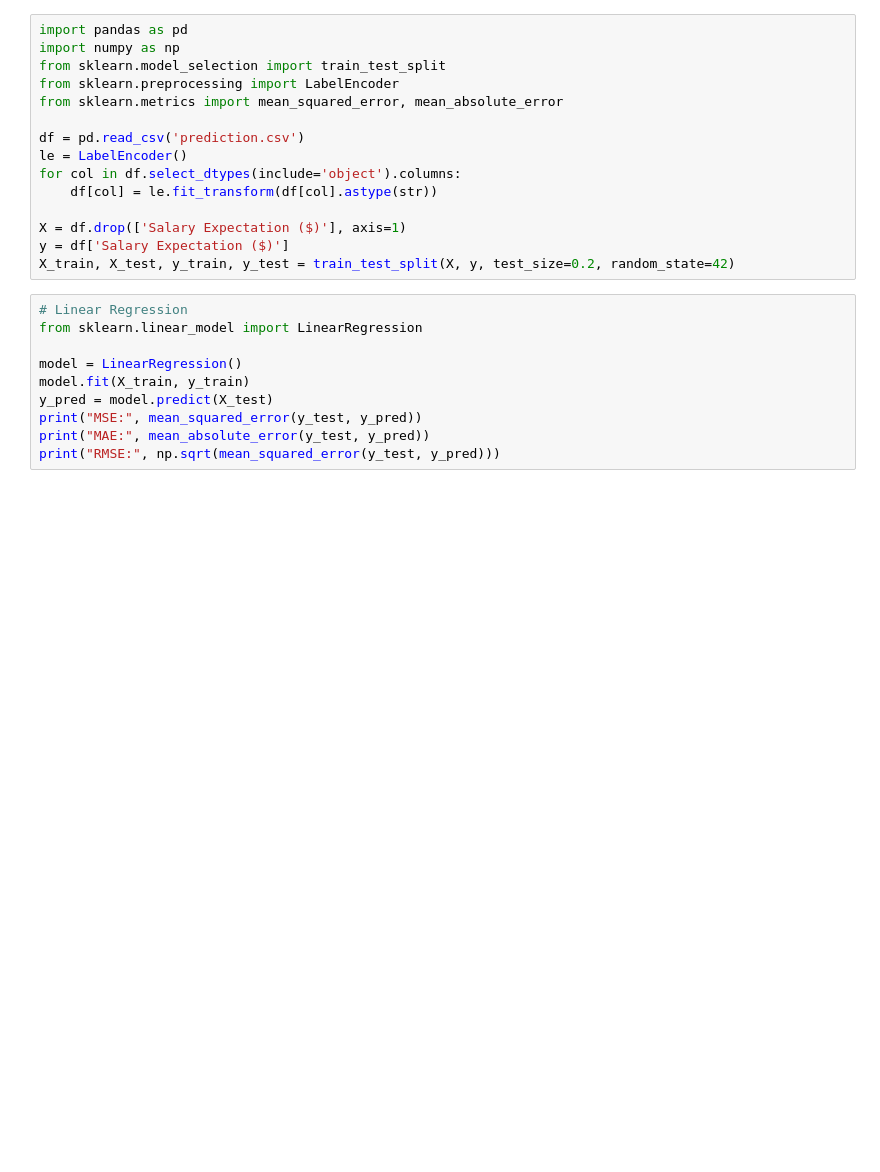
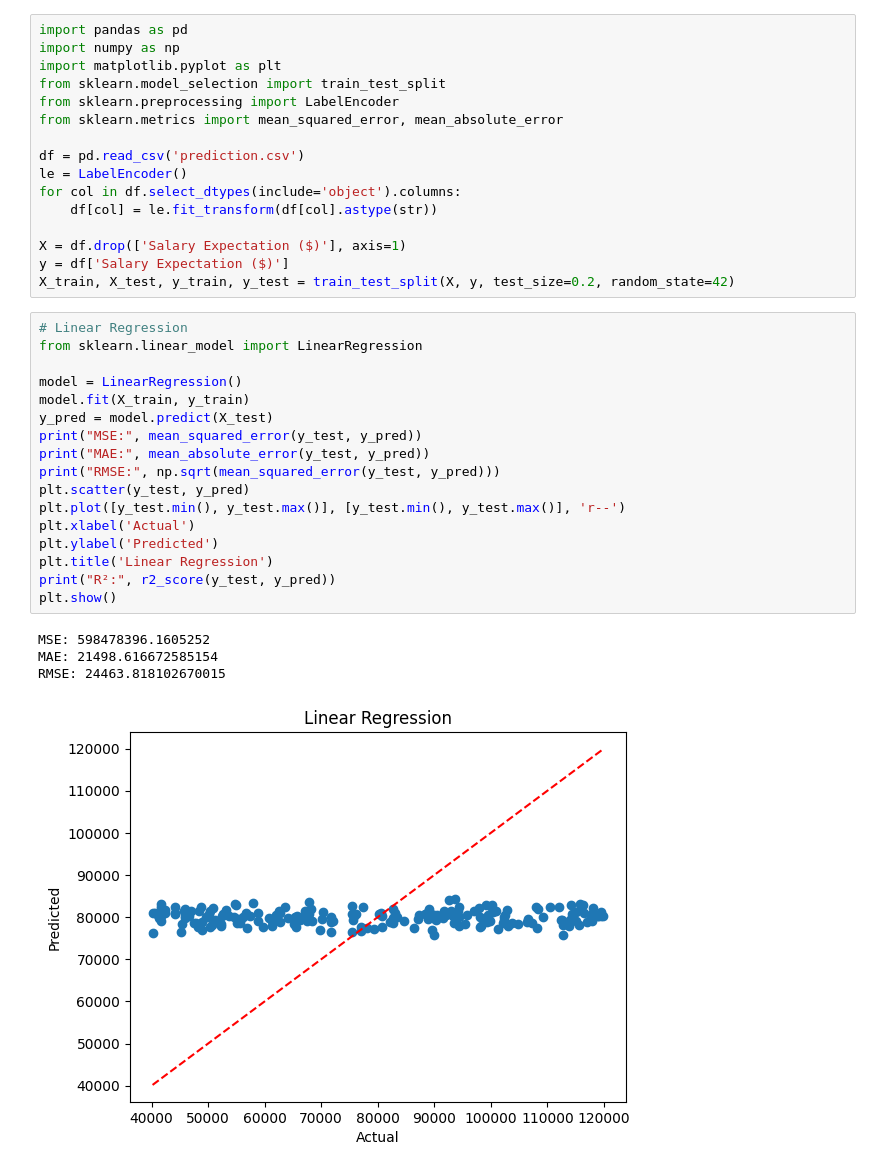
Before and after one commit to satyam06050/Advance-Programming-lab, a Jupyter notebook: LAB 10/solution.ipynb, the cells around one changed output. Saved outputs shown, nothing was run; the diff lists cells and outputs as text; blank space fills up the shorter version.

```diff
--- a/LAB 10/solution.ipynb
+++ b/LAB 10/solution.ipynb
@@ -1,6 +1,7 @@
 # %%
 import pandas as pd
 import numpy as np
+import matplotlib.pyplot as plt
 from sklearn.model_selection import train_test_split
 from sklearn.preprocessing import LabelEncoder
 from sklearn.metrics import mean_squared_error, mean_absolute_error
@@ -16,13 +17,25 @@ X_train, X_test, y_train, y_test = train_test_split(X, y, test_size=0.2, random_
 # %%
 # Linear Regression
 from sklearn.linear_model import LinearRegression
 
 model = LinearRegression()
 model.fit(X_train, y_train)
 y_pred = model.predict(X_test)
 print("MSE:", mean_squared_error(y_test, y_pred))
 print("MAE:", mean_absolute_error(y_test, y_pred))
 print("RMSE:", np.sqrt(mean_squared_error(y_test, y_pred)))
+plt.scatter(y_test, y_pred)
+plt.plot([y_test.min(), y_test.max()], [y_test.min(), y_test.max()], 'r--')
+plt.xlabel('Actual')
+plt.ylabel('Predicted')
+plt.title('Linear Regression')
+print("R²:", r2_score(y_test, y_pred))
+plt.show()
+# %% [output]
+MSE: 598478396.1605252
+MAE: 21498.616672585154
+RMSE: 24463.818102670015
+[figure, added]
 # %%
 # Polynomial Regression
 from sklearn.preprocessing import PolynomialFeatures
```
Also changed, not shown: parts of 9 cells of this notebook, 2 other files.
